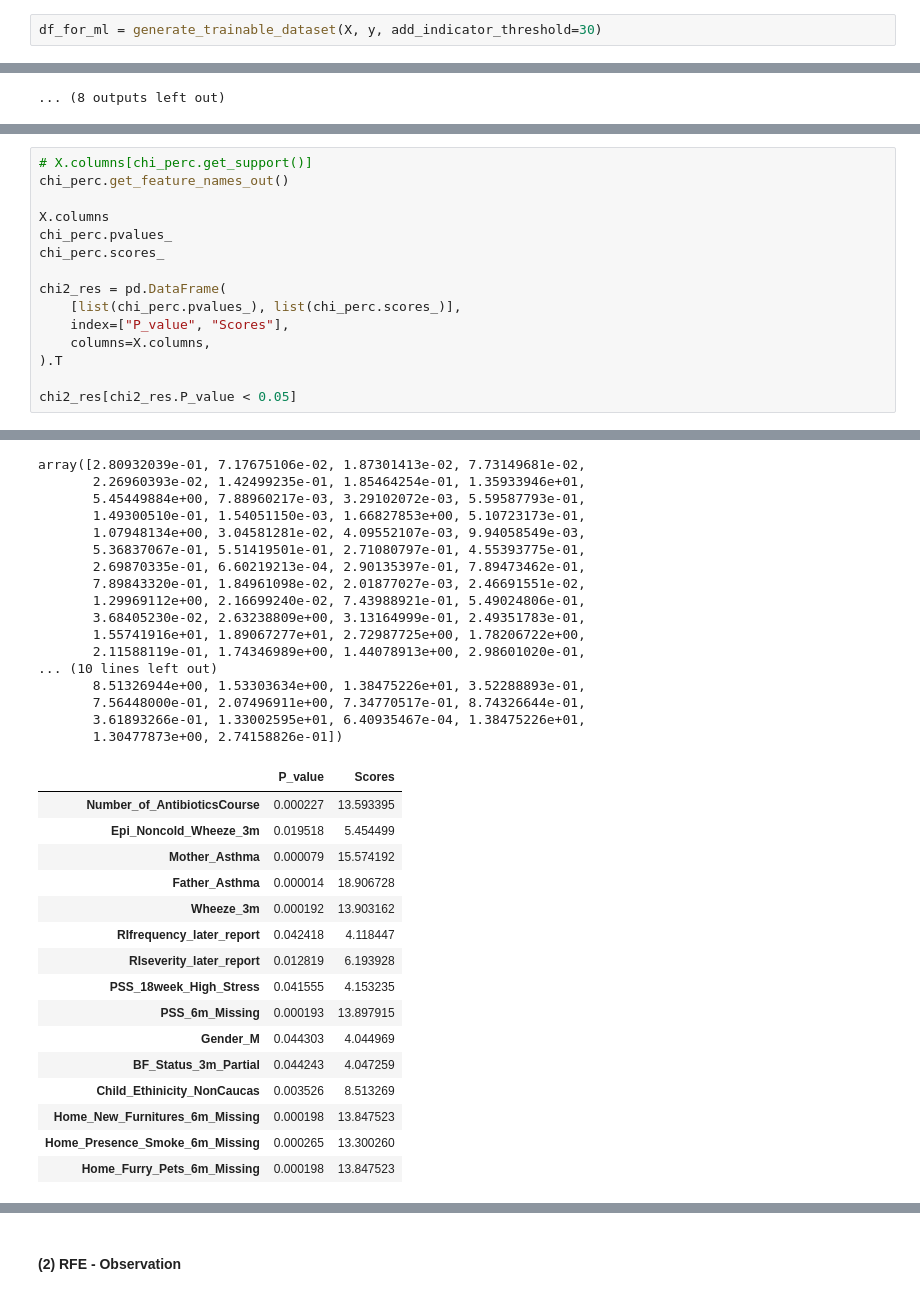
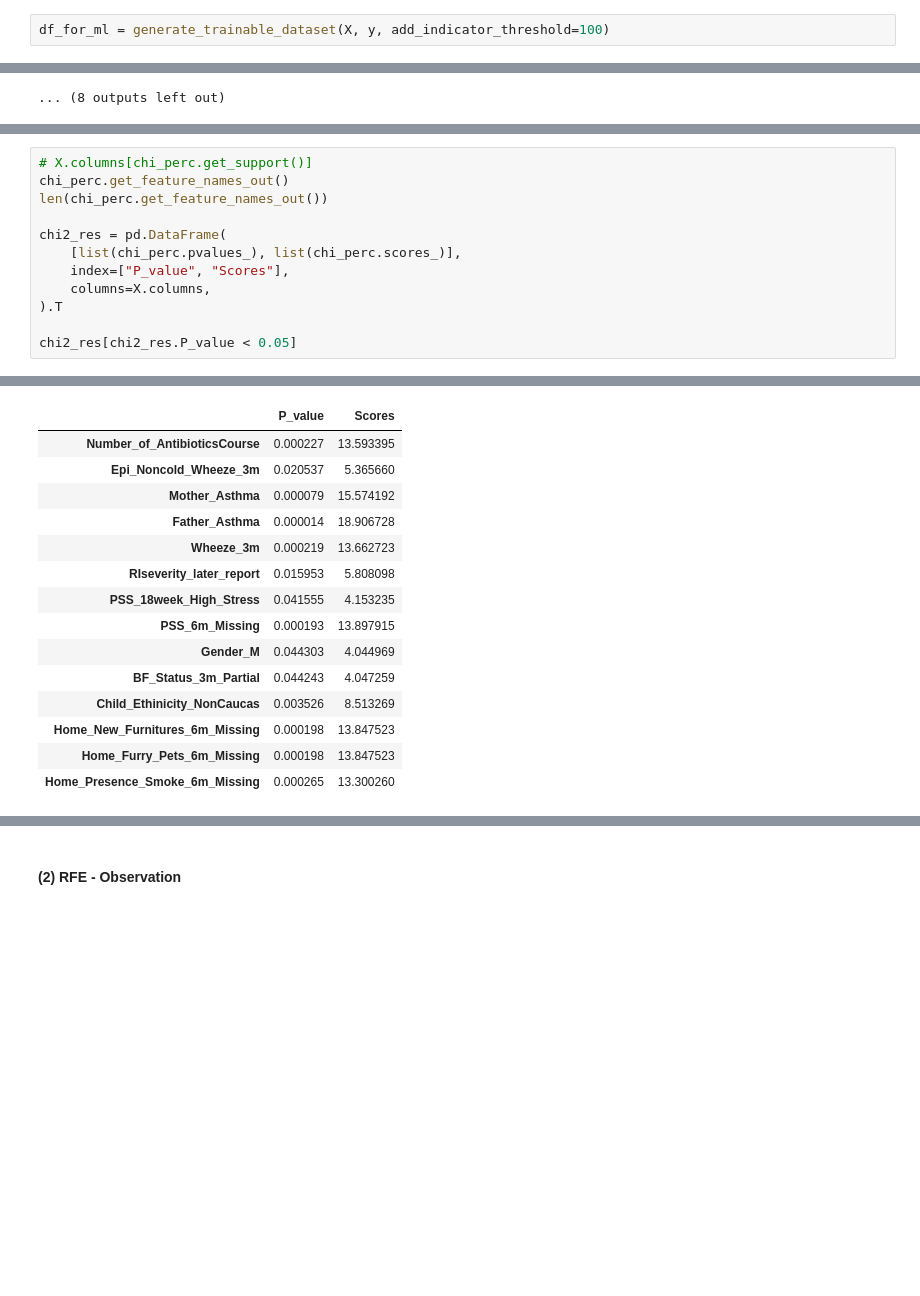
Before and after one commit to PingHe-Stan/Sickkids_ML, a Jupyter notebook: notebooks/CHILD_ml_pipeline.ipynb, the cells around one changed output, grey strips where cells are left out. Cells and saved outputs as stored; diff of their text form; blank space fills up the shorter version.

```diff
--- a/notebooks/CHILD_ml_pipeline.ipynb
+++ b/notebooks/CHILD_ml_pipeline.ipynb
@@ -90,7 +89,7 @@ y = df_shrunk["y"].copy()
 # %% [markdown]
 ###  Test Run of Transformers
 # %%
-df_for_ml = generate_trainable_dataset(X, y, add_indicator_threshold=30)
+df_for_ml = generate_trainable_dataset(X, y, add_indicator_threshold=100)
 # %% [output]
 The output columns will be: RIfrequency_earlier_report, RIseverity_earlier_report, RIfrequency_later_report, RIseverity_later_report
 ---------------------------------------------------------------------------------------------------
@@ -619,10 +621,7 @@ array([[0., 0., 0., ..., 0., 0., 0.],
 # %%
 # X.columns[chi_perc.get_support()]
 chi_perc.get_feature_names_out()
-
-X.columns
-chi_perc.pvalues_
-chi_perc.scores_
+len(chi_perc.get_feature_names_out())
 
 chi2_res = pd.DataFrame(
     [list(chi_perc.pvalues_), list(chi_perc.scores_)],
@@ -678,36 +648,18 @@ array([5.96090975e-01, 7.88780459e-01, 8.91142953e-01, 7.80969607e-01,
-array([2.80932039e-01, 7.17675106e-02, 1.87301413e-02, 7.73149681e-02,
-       2.26960393e-02, 1.42499235e-01, 1.85464254e-01, 1.35933946e+01,
-       5.45449884e+00, 7.88960217e-03, 3.29102072e-03, 5.59587793e-01,
-       1.49300510e-01, 1.54051150e-03, 1.66827853e+00, 5.10723173e-01,
-       1.07948134e+00, 3.04581281e-02, 4.09552107e-03, 9.94058549e-03,
-       5.36837067e-01, 5.51419501e-01, 2.71080797e-01, 4.55393775e-01,
-       2.69870335e-01, 6.60219213e-04, 2.90135397e-01, 7.89473462e-01,
-       7.89843320e-01, 1.84961098e-02, 2.01877027e-03, 2.46691551e-02,
-       1.29969112e+00, 2.16699240e-02, 7.43988921e-01, 5.49024806e-01,
-       3.68405230e-02, 2.63238809e+00, 3.13164999e-01, 2.49351783e-01,
-       1.55741916e+01, 1.89067277e+01, 2.72987725e+00, 1.78206722e+00,
-       2.11588119e-01, 1.74346989e+00, 1.44078913e+00, 2.98601020e-01,
-... (10 lines left out)
-       8.51326944e+00, 1.53303634e+00, 1.38475226e+01, 3.52288893e-01,
-       7.56448000e-01, 2.07496911e+00, 7.34770517e-01, 8.74326644e-01,
-       3.61893266e-01, 1.33002595e+01, 6.40935467e-04, 1.38475226e+01,
-       1.30477873e+00, 2.74158826e-01])
 |  | P_value | Scores |
 | Number_of_AntibioticsCourse | 0.000227 | 13.593395 |
-| Epi_Noncold_Wheeze_3m | 0.019518 | 5.454499 |
+| Epi_Noncold_Wheeze_3m | 0.020537 | 5.365660 |
 | Mother_Asthma | 0.000079 | 15.574192 |
 | Father_Asthma | 0.000014 | 18.906728 |
-| Wheeze_3m | 0.000192 | 13.903162 |
-| RIfrequency_later_report | 0.042418 | 4.118447 |
-| RIseverity_later_report | 0.012819 | 6.193928 |
+| Wheeze_3m | 0.000219 | 13.662723 |
+| RIseverity_later_report | 0.015953 | 5.808098 |
 | PSS_18week_High_Stress | 0.041555 | 4.153235 |
 | PSS_6m_Missing | 0.000193 | 13.897915 |
 | Gender_M | 0.044303 | 4.044969 |
 | BF_Status_3m_Partial | 0.044243 | 4.047259 |
 | Child_Ethinicity_NonCaucas | 0.003526 | 8.513269 |
 | Home_New_Furnitures_6m_Missing | 0.000198 | 13.847523 |
+| Home_Furry_Pets_6m_Missing | 0.000198 | 13.847523 |
 | Home_Presence_Smoke_6m_Missing | 0.000265 | 13.300260 |
-| Home_Furry_Pets_6m_Missing | 0.000198 | 13.847523 |
 [interactive output not drawn]
 # %%
 view_y_proportions(df_ml_scaled, chi2_res[chi2_res.P_value < 0.05].index, 0)
```
Also changed, not shown: parts of 31 cells of this notebook.
